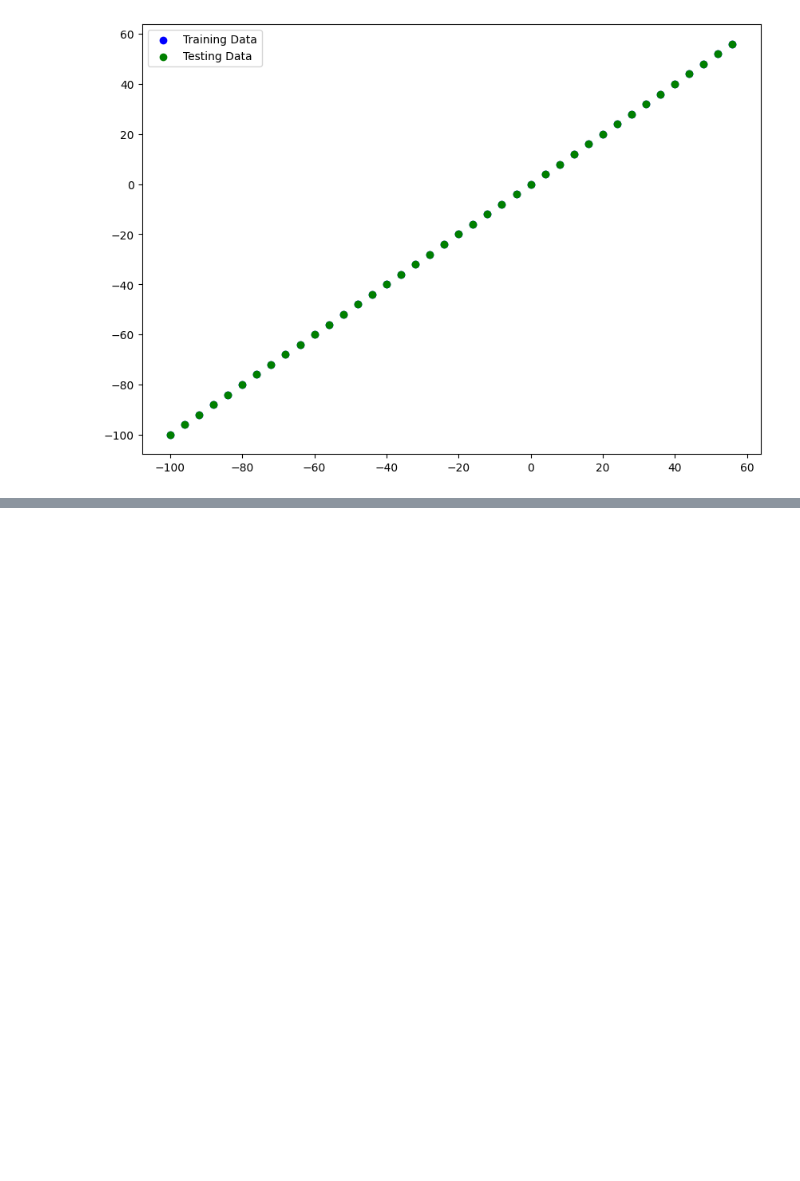
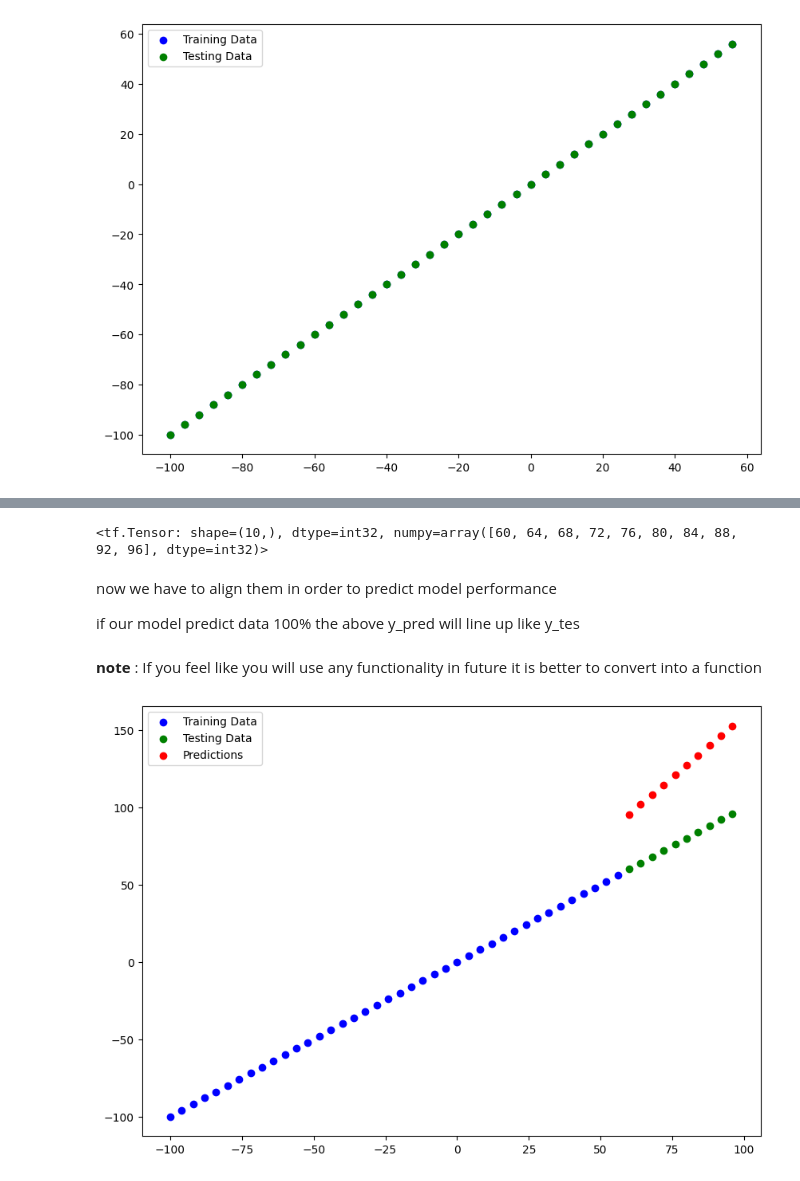
Before and after one commit to ajitesh68/machine-learning-practice-, a Jupyter notebook: TF002_Neural_Network.ipynb, the cells around one changed output, grey strips where cells are left out. Saved outputs shown, nothing was run; the diff lists cells and outputs as text; code cells hidden in the pictures; blank space fills up the shorter version.

```diff
--- a/TF002_Neural_Network.ipynb
+++ b/TF002_Neural_Network.ipynb
@@ -405,0 +469,3 @@ Model: "sequential_10"
+# %%
+y_pred = model.predict(x_test)
+y_pred
@@ -405,0 +484,36 @@ Model: "sequential_10"
+# %%
+y_test
+# %% [output]
+<tf.Tensor: shape=(10,), dtype=int32, numpy=array([60, 64, 68, 72, 76, 80, 84, 88, 92, 96], dtype=int32)>
+# %% [markdown]
+now we have to align them in order to predict model performance
+
+if our model predict data 100% the above y_pred will line up like y_tes
+# %% [markdown]
+**note** : If you feel like you will use any functionality in future it is better to convert into a function
+# %%
+import matplotlib.pyplot as plt
+
+def plot_prediction(train_data=x_train,
+                    train_labels=y_train,
+                    test_data=x_test,
+                    test_labels=y_test,
+                    predictions=y_pred):
+    """Plot training data, test data, and compare predictions to ground truth labels."""
+
+    plt.figure(figsize=(10, 7))
+
+    # Plot training data in blue
+    plt.scatter(train_data, train_labels, c='b', label='Training Data')
+
+    # Plot testing data in green
+    plt.scatter(test_data, test_labels, c='g', label='Testing Data')
+
+    # Plot predictions in red
+    plt.scatter(test_data, predictions, c='r', label='Predictions')
+
+    plt.legend();
+# %%
+plot_prediction()
+# %% [output]
+[figure, added]
```
Also changed, not shown: parts of 16 cells of this notebook.
